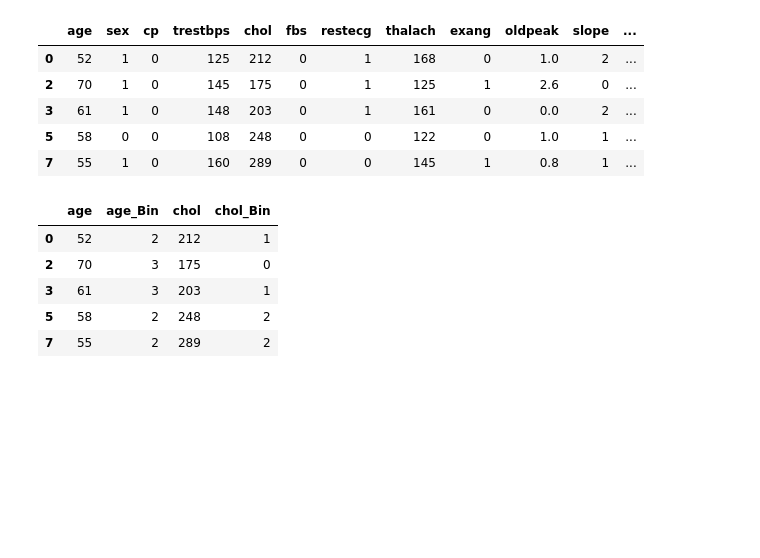
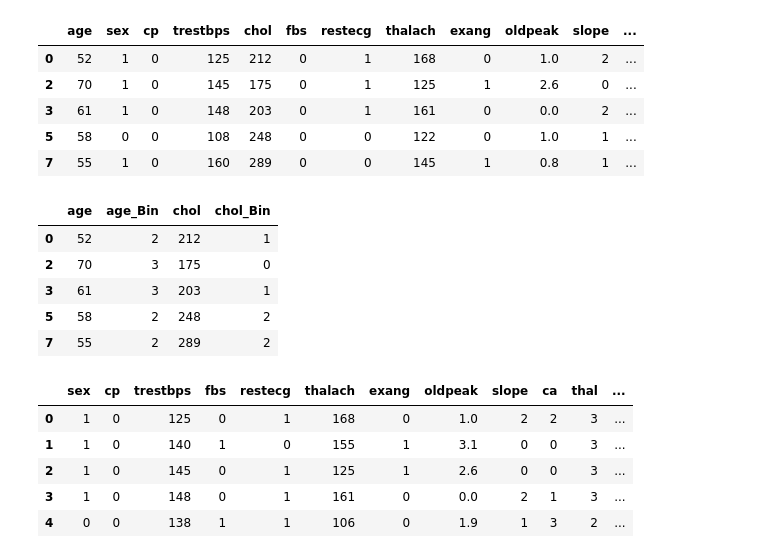
Before and after one commit to annisanchhh/Eksperimen_SML_Annisa, a Jupyter notebook: preprocessed/Eksperimen_Annisa.ipynb, the cells around one changed output. Cells and saved outputs as stored; diff of their text form; code cells hidden in the pictures; blank space fills up the shorter version.

Commit message:
add automate dan preprocessing

```diff
--- a/preprocessed/Eksperimen_Annisa.ipynb
+++ b/preprocessed/Eksperimen_Annisa.ipynb
@@ -220,3 +220,21 @@ df[['age', 'age_Bin', 'chol', 'chol_Bin']].head()
 | 3 | 61 | 3 | 203 | 1 |
 | 5 | 58 | 2 | 248 | 2 |
 | 7 | 55 | 2 | 289 | 2 |
+# %%
+import pandas as pd
+from Automate_Annisa import preprocess_heart_data
+
+# Load data mentah
+df = pd.read_csv("../heart_raw/heart.csv")
+
+# Jalankan preprocessing + simpan CSV
+df_ready = preprocess_heart_data(df)
+
+df_ready.head()
+# %% [output]
+|  | sex | cp | trestbps | fbs | restecg | thalach | exang | oldpeak | slope | ca | thal | ... |
+| 0 | 1 | 0 | 125 | 0 | 1 | 168 | 0 | 1.0 | 2 | 2 | 3 | ... |
+| 1 | 1 | 0 | 140 | 1 | 0 | 155 | 1 | 3.1 | 0 | 0 | 3 | ... |
+| 2 | 1 | 0 | 145 | 0 | 1 | 125 | 1 | 2.6 | 0 | 0 | 3 | ... |
+| 3 | 1 | 0 | 148 | 0 | 1 | 161 | 0 | 0.0 | 2 | 1 | 3 | ... |
+| 4 | 0 | 0 | 138 | 1 | 1 | 106 | 0 | 1.9 | 1 | 3 | 2 | ... |
```
Also changed, not shown: 2 other files.
